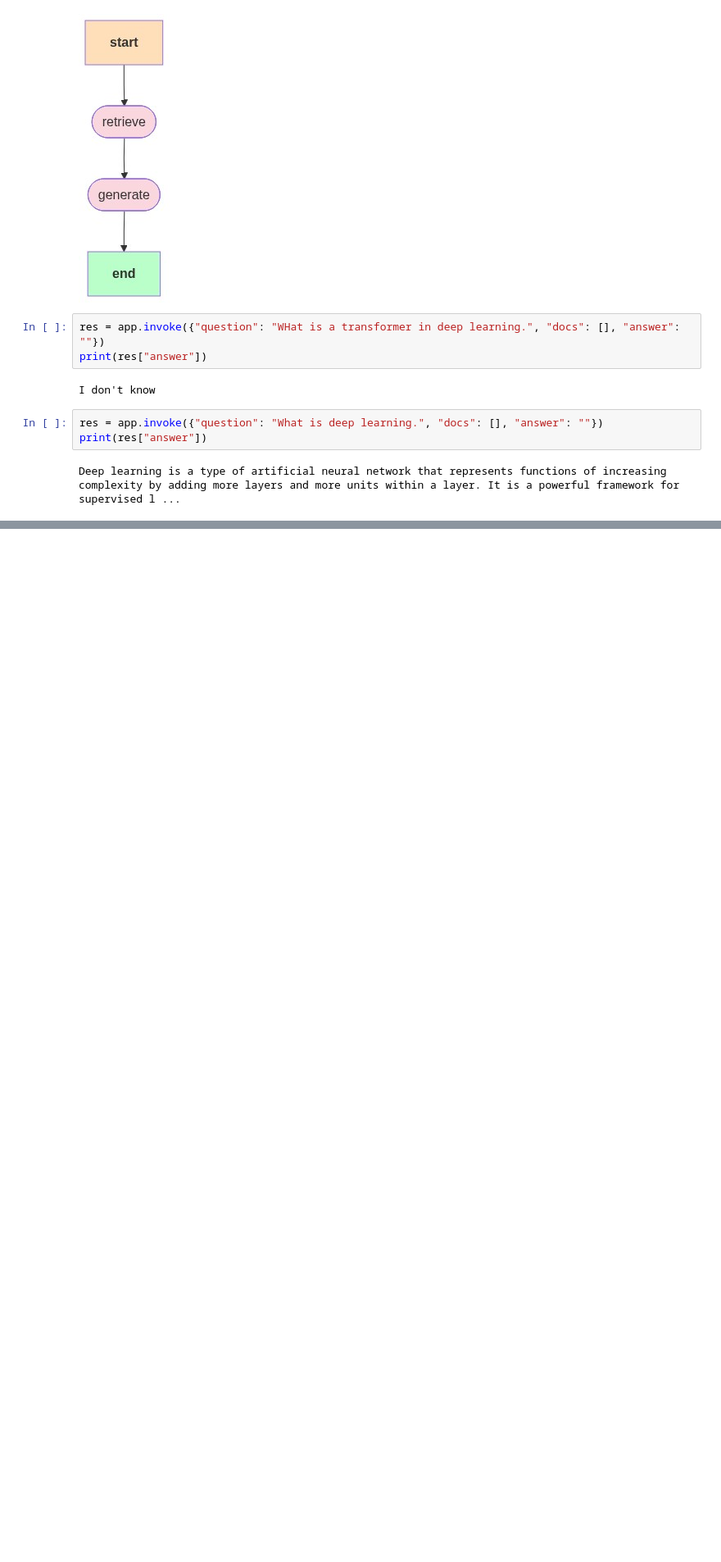
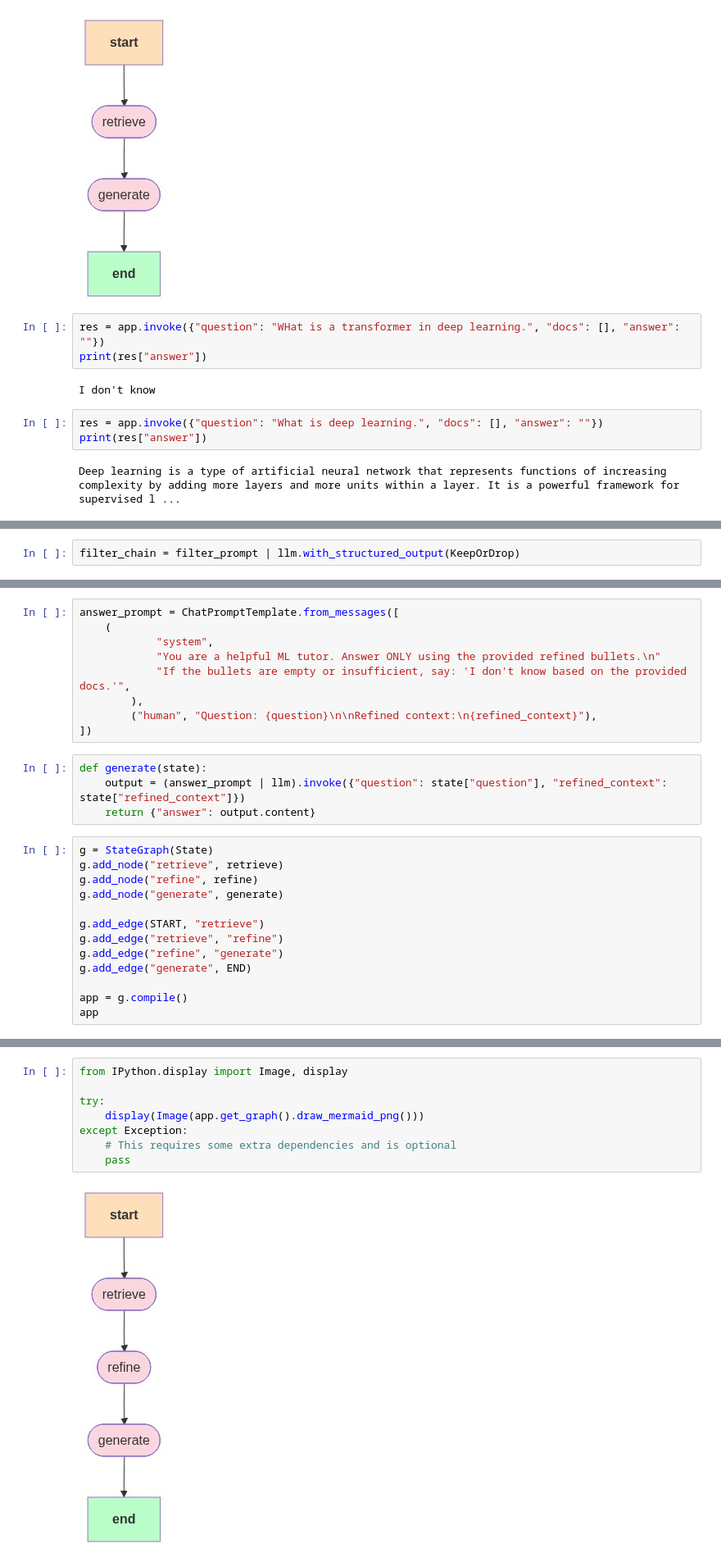
Before and after one commit to 110119076/LangChainDemo, a Jupyter notebook: 16-CRAG/1_basic_rag.ipynb, the cells around one changed output, grey strips where cells are left out. Shown at 82% size. Saved outputs shown, nothing was run; the diff lists cells and outputs as text; blank space fills up the shorter version.

Commit message:
feat: CRAG refinement RAG demo

```diff
--- a/16-CRAG/1_basic_rag.ipynb
+++ b/16-CRAG/1_basic_rag.ipynb
@@ -103,0 +160,2 @@ Deep learning is a type of artificial neural network that represents functions o
+# %%
+filter_chain = filter_prompt | llm.with_structured_output(KeepOrDrop)
@@ -103,0 +179,26 @@ Deep learning is a type of artificial neural network that represents functions o
+# %%
+answer_prompt = ChatPromptTemplate.from_messages([
+    (
+            "system",
+            "You are a helpful ML tutor. Answer ONLY using the provided refined bullets.\n"
+            "If the bullets are empty or insufficient, say: 'I don't know based on the provided docs.'",
+        ),
+        ("human", "Question: {question}\n\nRefined context:\n{refined_context}"),
+])
+# %%
+def generate(state):
+    output = (answer_prompt | llm).invoke({"question": state["question"], "refined_context": state["refined_context"]})
+    return {"answer": output.content}
+# %%
+g = StateGraph(State)
+g.add_node("retrieve", retrieve)
+g.add_node("refine", refine)
+g.add_node("generate", generate)
+
+g.add_edge(START, "retrieve")
+g.add_edge("retrieve", "refine")
+g.add_edge("refine", "generate")
+g.add_edge("generate", END)
+
+app = g.compile()
+app
@@ -103,0 +207,10 @@ Deep learning is a type of artificial neural network that represents functions o
+# %%
+from IPython.display import Image, display
+
+try:
+    display(Image(app.get_graph().draw_mermaid_png()))
+except Exception:
+    # This requires some extra dependencies and is optional
+    pass
+# %% [output]
+[figure, added]
```
Also changed, not shown: parts of 18 cells of this notebook.
